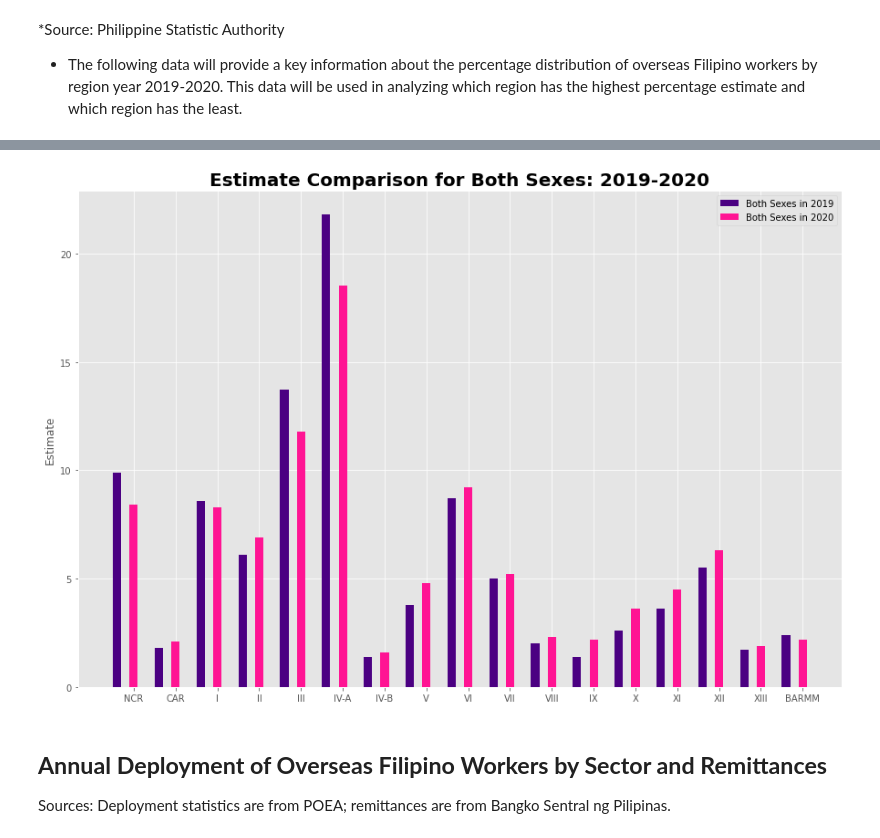
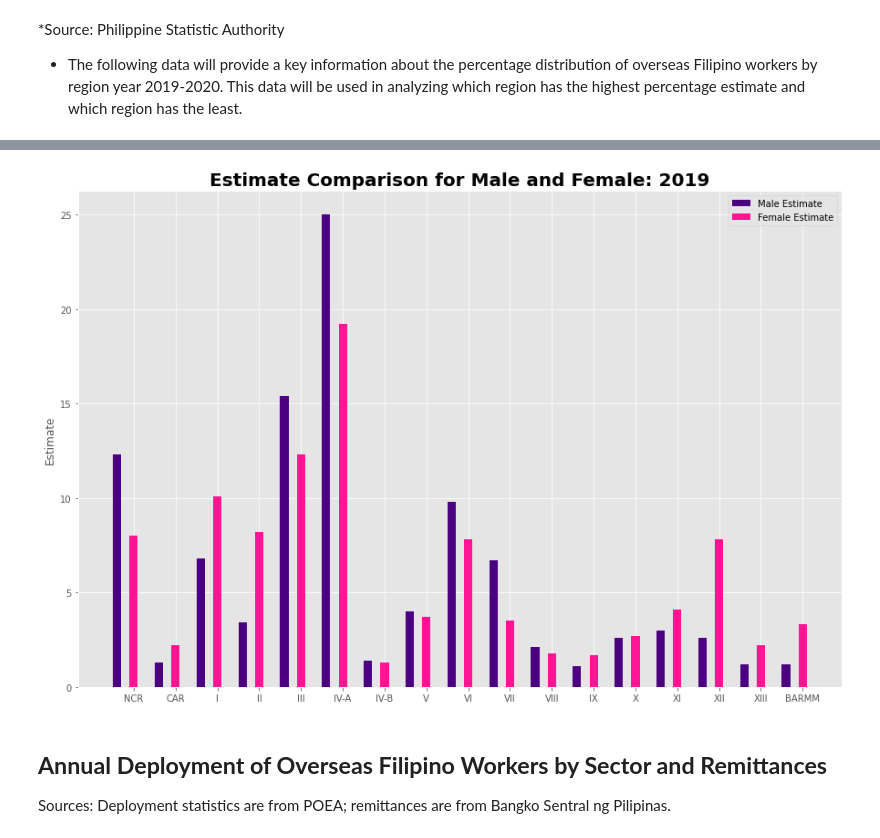
Before and after one commit to apriljoyagquiz/IT3205-TeamAbracaData, a Jupyter notebook: OFW_Visualization.ipynb, the cells around one changed output, grey strips where cells are left out. Drawn from its saved outputs; the diff is of its cells as text; code cells hidden in the pictures.

```diff
--- a/OFW_Visualization.ipynb
+++ b/OFW_Visualization.ipynb
@@ -217,27 +217,27 @@ display(region)
 # %%
 #Getting all the values from the datasets
 Region = region["Region"]
-Both_Sexes_in_2019 = region["Both_Sexes_in_2019"]
-Both_Sexes_in_2020 = region["Both_Sexes_in_2020"]
+Male_Estimate = region["Male_Estimate"]
+Female_Estimate = region["Female_Estimate"]
 
 xpos = np.arange(len(Region))
 # %%
 #Changing the entire size of the visualization
 style.use('ggplot')
 plt.figure(figsize=(15,10))
 barWidth = 0.2
 
 #Plotting of data
-plt.bar(xpos, Both_Sexes_in_2019, color='indigo', width =barWidth, label='Both Sexes in 2019')
-plt.bar(xpos+0.4, Both_Sexes_in_2020, color='deeppink', width =barWidth, label='Both Sexes in 2020')
+plt.bar(xpos, Male_Estimate, color='indigo', width =barWidth, label='Male Estimate')
+plt.bar(xpos+0.4, Female_Estimate, color='deeppink', width =barWidth, label='Female Estimate')
 
 plt.xticks(xpos+0.4,('NCR', 'CAR', 'I', 'II', 'III', 'IV-A', 'IV-B', 'V', 'VI', 'VII', 'VIII', 'IX', 'X', 'XI', 'XII', 'XIII', 'BARMM'))
 plt.ylabel('Estimate')
-plt.title("Estimate Comparison for Both Sexes: 2019-2020", fontdict={'fontname': 'DejaVu Sans','fontweight':'bold', 'fontsize':20})
+plt.title("Estimate Comparison for Male and Female: 2019", fontdict={'fontname': 'DejaVu Sans','fontweight':'bold', 'fontsize':20})
 plt.legend()
 plt.show()
 # %% [output]
-[figure, old version]
+[figure, new version]
 # %% [markdown]
 ## **Annual Deployment of Overseas Filipino Workers by Sector and Remittances**
 
```
Also changed, not shown: parts of 2 cells of this notebook.
